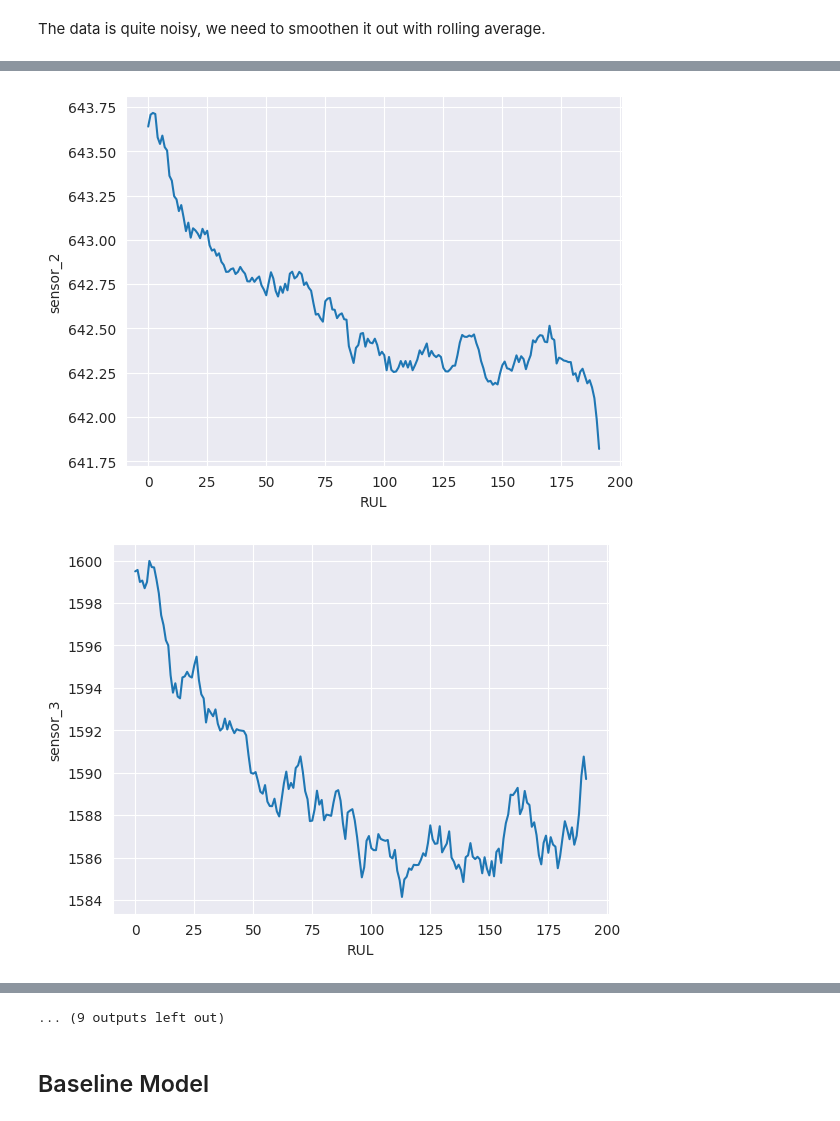
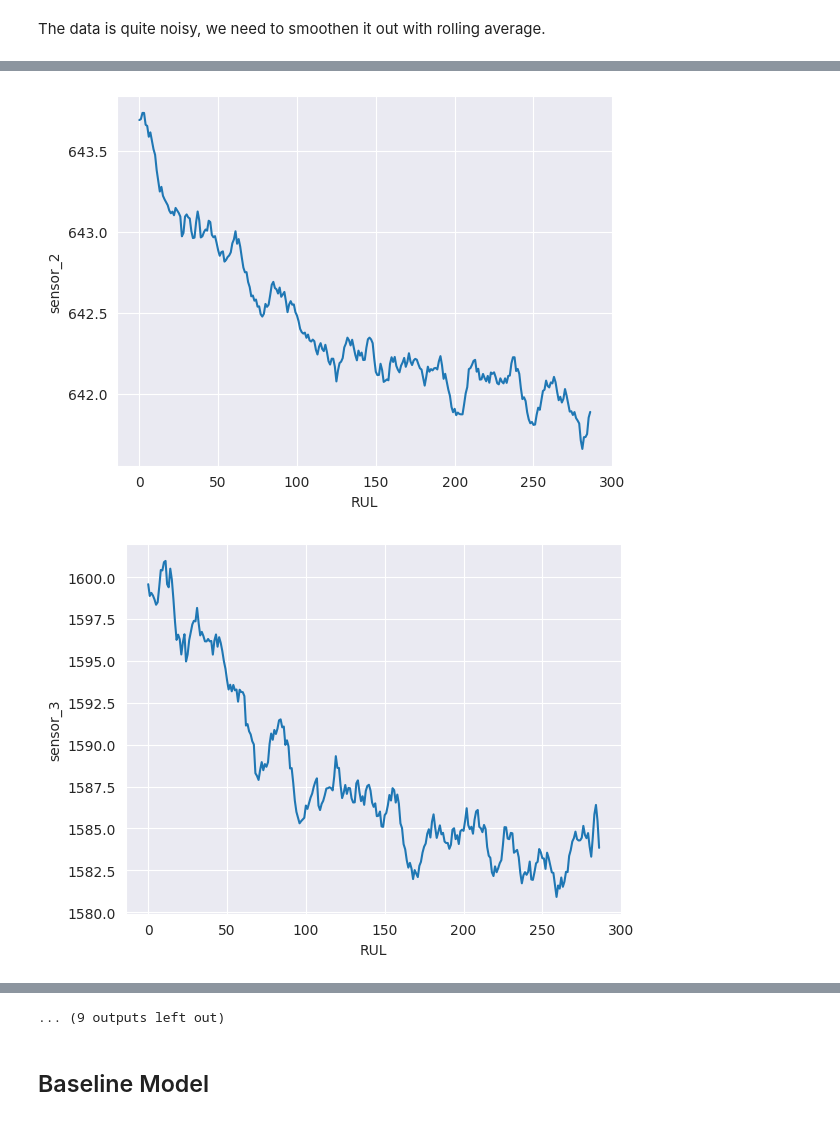
Before and after one commit to Dhairya-Arora01/predictiveMaintenance, a Jupyter notebook: Predictive_maintenance.ipynb, the cells around one changed output, grey strips where cells are left out. Cells and saved outputs as stored; diff of their text form; code cells hidden in the pictures.

Commit message:
rolling average for noisy sensor data

```diff
--- a/Predictive_maintenance.ipynb
+++ b/Predictive_maintenance.ipynb
@@ -176,6 +176,6 @@ for col in sensors:
 ... (9 outputs left out)
 # %% [markdown]
 The data is quite noisy, we need to smoothen it out with rolling average.
-# %%
-for col in sensors:
-  train[col] = train[col].rolling(window = 10, min_periods=1).mean()
+# %%
+smoothed_data = train.groupby('unit_no')[sensors].rolling(window=10, min_periods=1).mean()
+train[sensors] = smoothed_data.reset_index(level=0, drop=True)
@@ -182,6 +198,6 @@ for col in sensors:
 # %%
 for col in sensors:
-  plt.plot(train['RUL'][train['unit_no'] == 1], train[col][train['unit_no'] == 1])
+  plt.plot(train['RUL'][train['unit_no'] == 2], train[col][train['unit_no'] == 2])
   plt.xlabel('RUL')
   plt.ylabel(col)
   plt.show()
@@ -190,2 +206,2 @@ for col in sensors:
-[figure, old version]
+[figure, new version]
-[figure, old version]
+[figure, new version]
```
Also changed, not shown: parts of 20 cells of this notebook.
